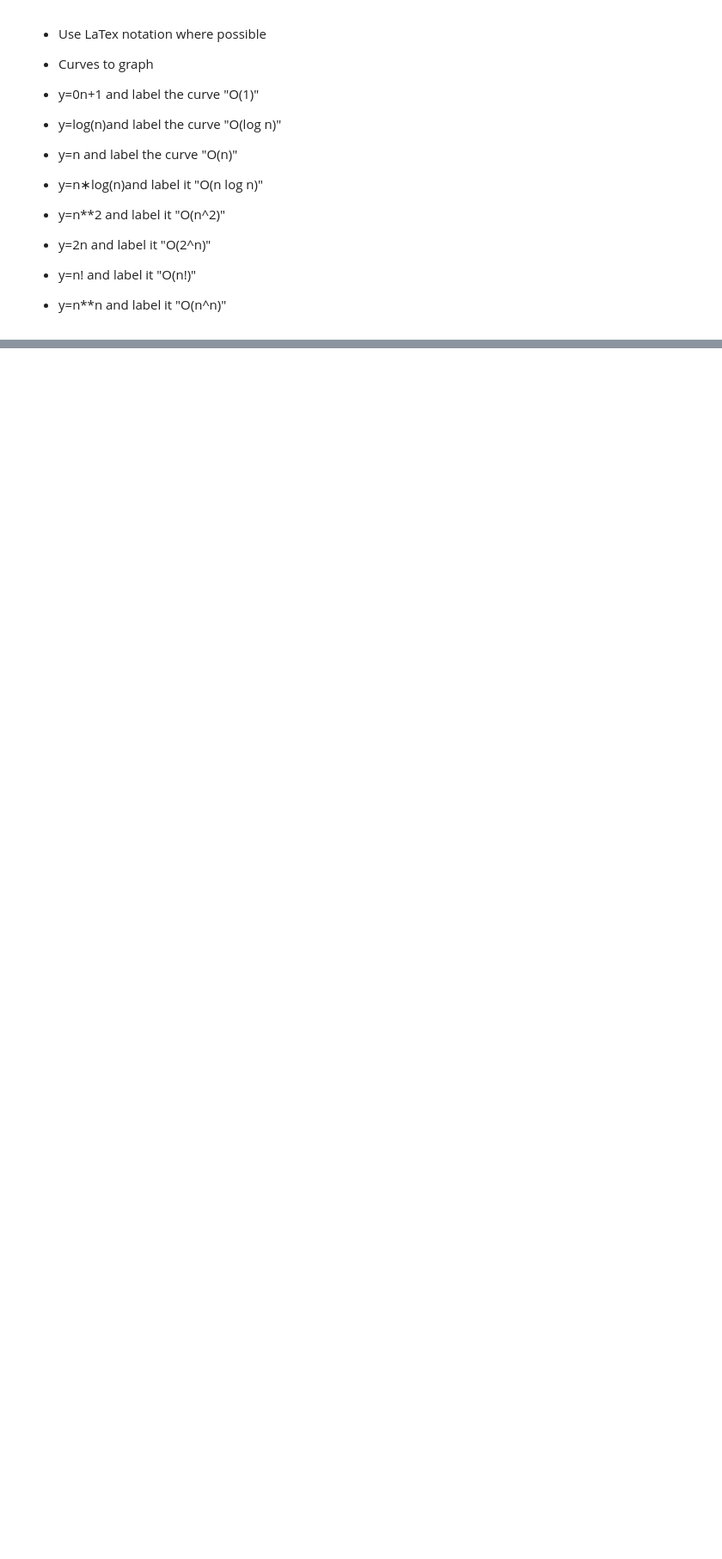
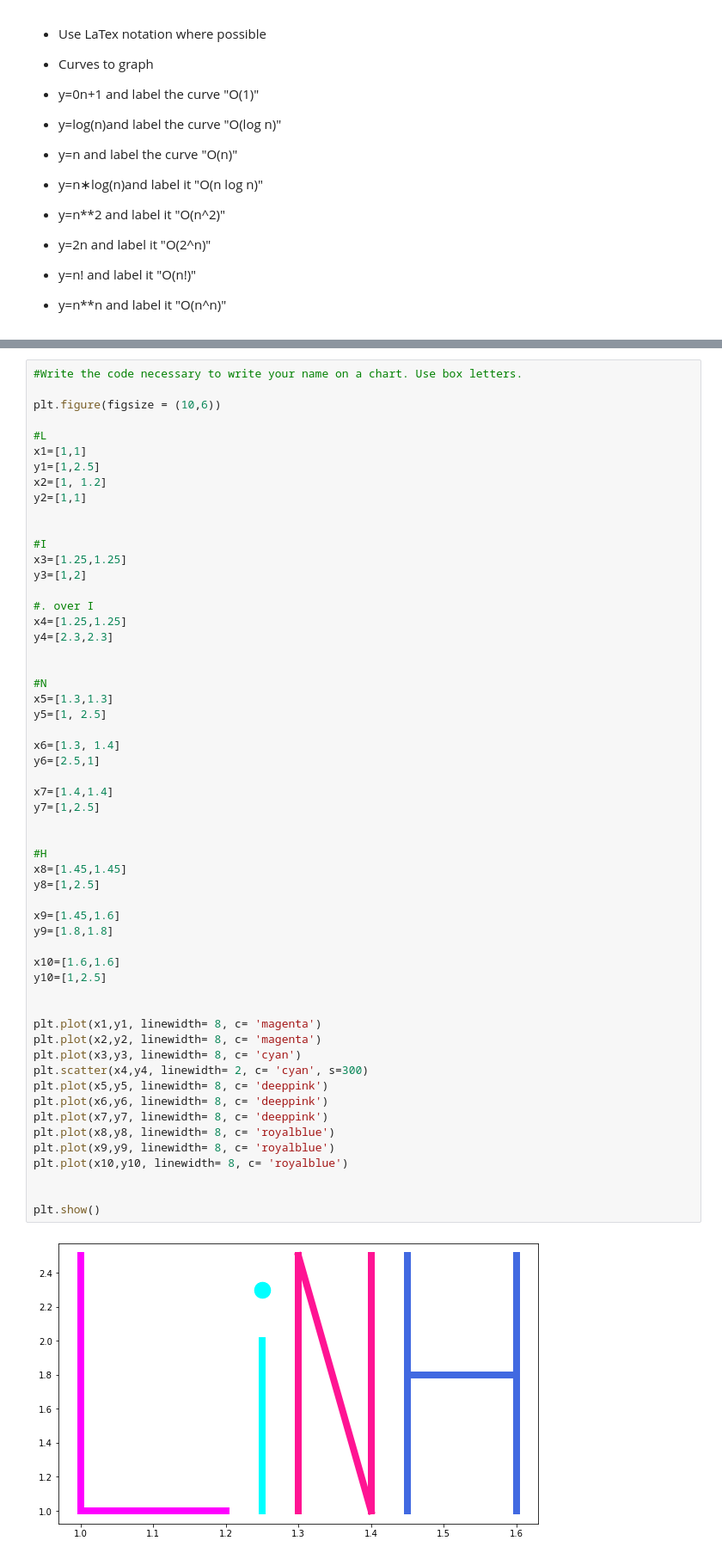
Before and after one commit to LinhQuach13/numpy-pandas-visualization-exercises, a Jupyter notebook: big_o_notation.ipynb, the cells around one changed output, grey strips where cells are left out. Shown at 86% size. Saved outputs shown, nothing was run; the diff lists cells and outputs as text; blank space fills up the shorter version.

Commit message:
Added name to chart

```diff
--- a/big_o_notation.ipynb
+++ b/big_o_notation.ipynb
@@ -76,0 +79,58 @@ plt.show()
+# %%
+#Write the code necessary to write your name on a chart. Use box letters.
+
+plt.figure(figsize = (10,6))
+
+#L
+x1=[1,1]
+y1=[1,2.5]
+x2=[1, 1.2]
+y2=[1,1]
+
+
+#I
+x3=[1.25,1.25]
+y3=[1,2]
+
+#. over I
+x4=[1.25,1.25]
+y4=[2.3,2.3]
+
+
+#N
+x5=[1.3,1.3]
+y5=[1, 2.5]
+
+x6=[1.3, 1.4]
+y6=[2.5,1]
+
+x7=[1.4,1.4]
+y7=[1,2.5]
+
+
+#H
+x8=[1.45,1.45]
+y8=[1,2.5]
+
+x9=[1.45,1.6]
+y9=[1.8,1.8]
+
+x10=[1.6,1.6]
+y10=[1,2.5]
+
+
+plt.plot(x1,y1, linewidth= 8, c= 'magenta')
+plt.plot(x2,y2, linewidth= 8, c= 'magenta')
+plt.plot(x3,y3, linewidth= 8, c= 'cyan')
+plt.scatter(x4,y4, linewidth= 2, c= 'cyan', s=300)
+plt.plot(x5,y5, linewidth= 8, c= 'deeppink')
+plt.plot(x6,y6, linewidth= 8, c= 'deeppink')
+plt.plot(x7,y7, linewidth= 8, c= 'deeppink')
+plt.plot(x8,y8, linewidth= 8, c= 'royalblue')
+plt.plot(x9,y9, linewidth= 8, c= 'royalblue')
+plt.plot(x10,y10, linewidth= 8, c= 'royalblue')
+
+
+plt.show()
+# %% [output]
+[figure, added]
```
Also changed, not shown: parts of 5 cells of this notebook.
